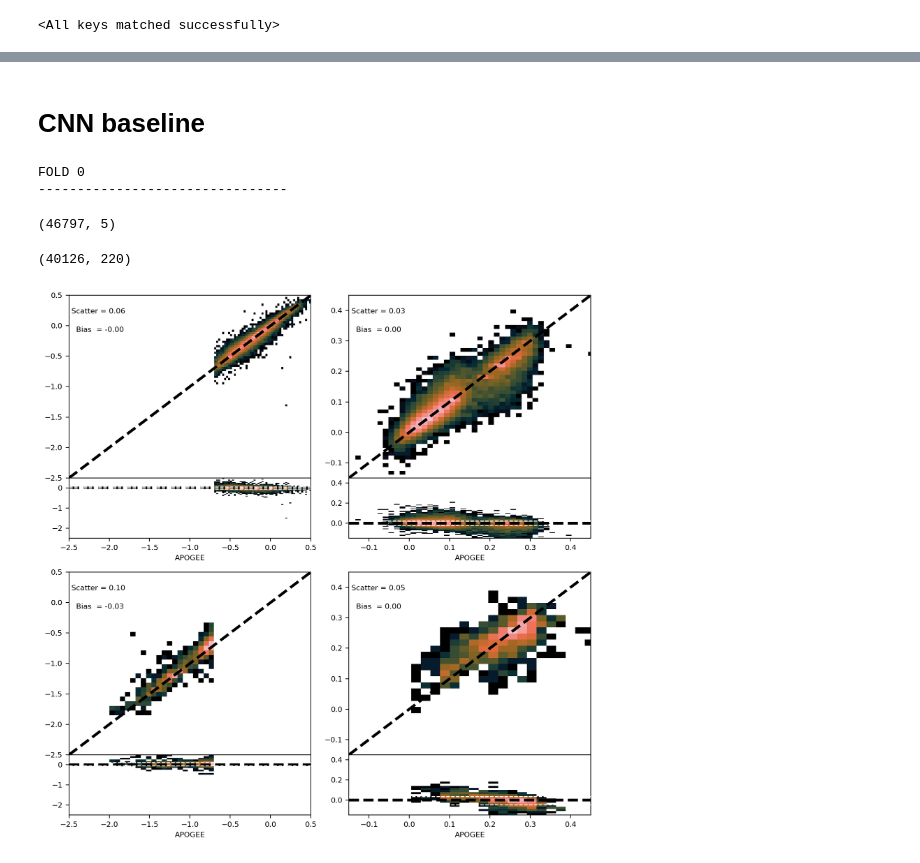
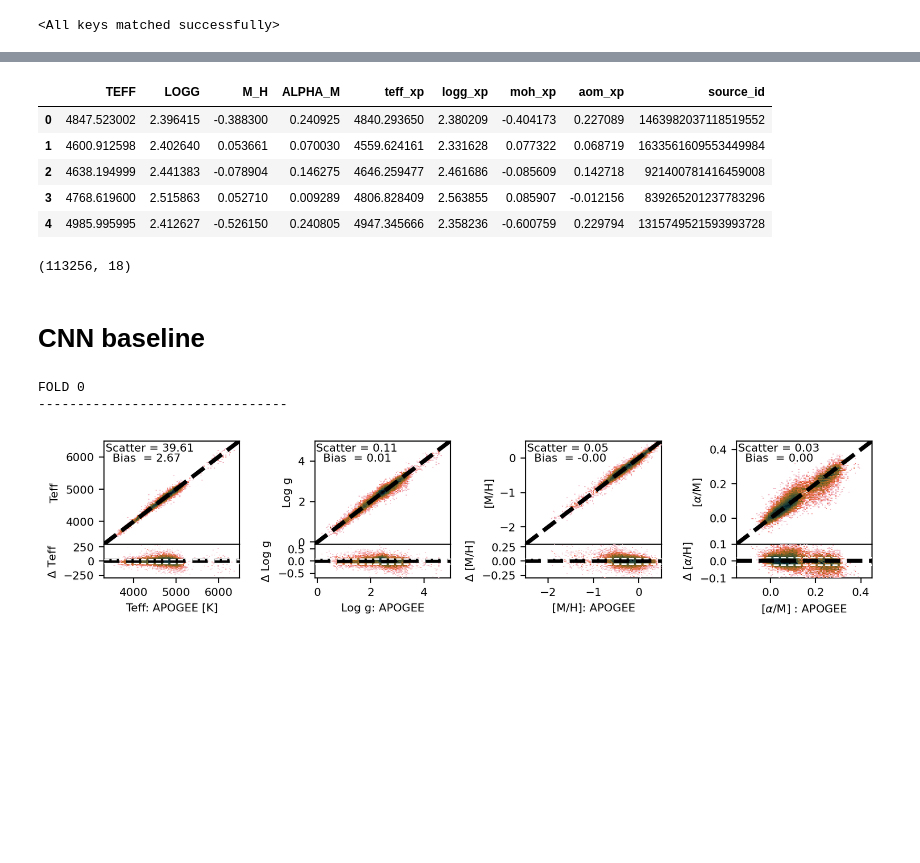
Before and after one commit to jiadonglee/aspgap, a Jupyter notebook: notebook/inference_transformer.ipynb, the cells around one changed output, grey strips where cells are left out. Drawn from its saved outputs; the diff is of its cells as text; code cells hidden in the pictures; blank space fills up the shorter version.

```diff
--- a/notebook/inference_transformer.ipynb
+++ b/notebook/inference_transformer.ipynb
@@ -408,0 +324,15 @@ plt.tight_layout()
+# %%
+rdf_xp.source_id = rdf_xp.source_id.astype(int)
+rdf_xp.head()
+# %% [output]
+|  | TEFF | LOGG | M_H | ALPHA_M | teff_xp | logg_xp | moh_xp | aom_xp | source_id |
+| 0 | 4847.523002 | 2.396415 | -0.388300 | 0.240925 | 4840.293650 | 2.380209 | -0.404173 | 0.227089 | 1463982037118519552 |
+| 1 | 4600.912598 | 2.402640 | 0.053661 | 0.070030 | 4559.624161 | 2.331628 | 0.077322 | 0.068719 | 1633561609553449984 |
+| 2 | 4638.194999 | 2.441383 | -0.078904 | 0.146275 | 4646.259477 | 2.461686 | -0.085609 | 0.142718 | 921400781416459008 |
+| 3 | 4768.619600 | 2.515863 | 0.052710 | 0.009289 | 4806.828409 | 2.563855 | 0.085907 | -0.012156 | 839265201237783296 |
+| 4 | 4985.995995 | 2.412627 | -0.526150 | 0.240805 | 4947.345666 | 2.358236 | -0.600759 | 0.229794 | 1315749521593993728 |
+# %%
+rdf_xp = rdf_xp.merge(gdf, left_on='source_id', right_on="GAIAEDR3_SOURCE_ID")
+rdf_xp.shape
+# %% [output]
+(113256, 18)
@@ -427,8 +378,8 @@ model = CNN(
 model.load_state_dict(remove_prefix(torch.load(model_dir+save_point)))
 
 
-pred_names   = ['teff', 'logg',  'moh', 'aom']
-BATCH_SIZE = int(2**7)
+pred_names   = ['teff_cnn', 'logg_cnn',  'moh_cnn', 'aom_cnn']
+BATCH_SIZE = int(2**10)
 
 for fold, (train_ids, valid_ids) in enumerate(kfold.split(gdata)):
 
@@ -445,45 +396,47 @@ for fold, (train_ids, valid_ids) in enumerate(kfold.split(gdata)):
         labels_infer = infer_4lbs_model(
             model, val_loader,
             device=device,
+            model_type='cnn',
             transcale_method=recover_scale_label,
         )
 
-        rdf = pd.DataFrame(np.c_[labels_infer['labels'], labels_infer['source_id']],
-                           columns=pred_names+['source_id'])
-
-print(rdf.shape)
-rdf_val = rdf.merge(gdf, left_on="source_id", right_on="GAIAEDR3_SOURCE_ID",
-                     suffixes=(None, '_y'))
-rdf_val.shape
+        rdf_cnn = pd.DataFrame(np.c_[labels_infer['labels_true'],
+                                 labels_infer['labels_pred'],
+                                 labels_infer['source_id']],
+                           columns=true_names+pred_names+['source_id'])
+# print(rdf.shape)
+# rdf_val = rdf.merge(gdf, left_on="source_id", right_on="GAIAEDR3_SOURCE_ID",
+#                      suffixes=(None, '_y'))
+# rdf_val.shape
 # %% [output]
 FOLD 0
 --------------------------------
-(46797, 5)
-(40126, 220)
 # %%
-mask = rdf_val['GAIAEDR3_PHOT_G_MEAN_MAG']<25
+fig, axs = plt.subplots(1,4, figsize=(8.5, 2*1))
 
-mask_lst = [(rdf_val['M_H']>-0.7) & mask,
-            (rdf_val['M_H']<-0.7) & mask]
-bin_sizes = [50, 20]
 
-fig, axs = plt.subplots(2,2, figsize=(8.5, 8.5))
+xranges = [[3300, 6500], [-0.1, 5], [-2.5, 0.5], [-0.15, 0.45]]
+yranges = [[-300, 300],  [-0.7, 0.7],   [-0.3, 0.3], [-0.1, 0.1]]
+xlabels = ['Teff: APOGEE [K]', 'Log g: APOGEE', '[M/H]: APOGEE', r"[$\alpha$/M] : APOGEE"]
+ylabels = ['Teff', 'Log g', '[M/H]', r'[$\alpha$/M]']
+y2labels = [r'$\Delta$ Teff', r'$\Delta$ Log g', r'$\Delta$ [M/H]', r'$\Delta$ [$\alpha$/H]']
 
-xranges = [[-2.5, 0.5], [-0.15, 0.45]]
-true_names = ['M_H', 'ALPHA_M']
-pred_names = ['moh', 'aom']
+xticks  = [list(np.arange(4000, 7000, 500)), list(np.arange(1, 6, 1)),
+           list(np.arange(-2, 1, 0.5)),      list(np.arange(-0.2, 0.6, 0.2))]
 
-for j in range(2):
+for i in range(4):
+    ynames = ['teff_cnn', 'logg_cnn',  'moh_cnn', 'aom_cnn']
 
-    for i in range(2):
-        vdf = rdf_val[mask_lst[j]]
-
-        ax1, ax2 = draw_hist2d(
-            axs[j,i], vdf[true_names[i]], vdf[pred_names[i]],
-            xrange=xranges[i], bins=bin_sizes[j],
-            cmap='cmr.dusk'
-        )
+    ax1, ax2 = draw_hist2d(
+        axs[i], rdf_cnn[true_names[i]], rdf_cnn[ynames[i]],
+        xrange=xranges[i], bins=100,
+    )
+    ax1.set_ylabel(ylabels[i]);
+    ax1.set_xticks([]);
+    ax2.set_xlabel(xlabels[i]);
+    ax2.set_ylabel(y2labels[i]);
+    ax2.set_ylim(yranges[i]);
 
 plt.tight_layout()
 # %% [output]
-[figure, old version]
+[figure, new version]
```
Also changed, not shown: parts of 18 cells of this notebook, 5 other files.
